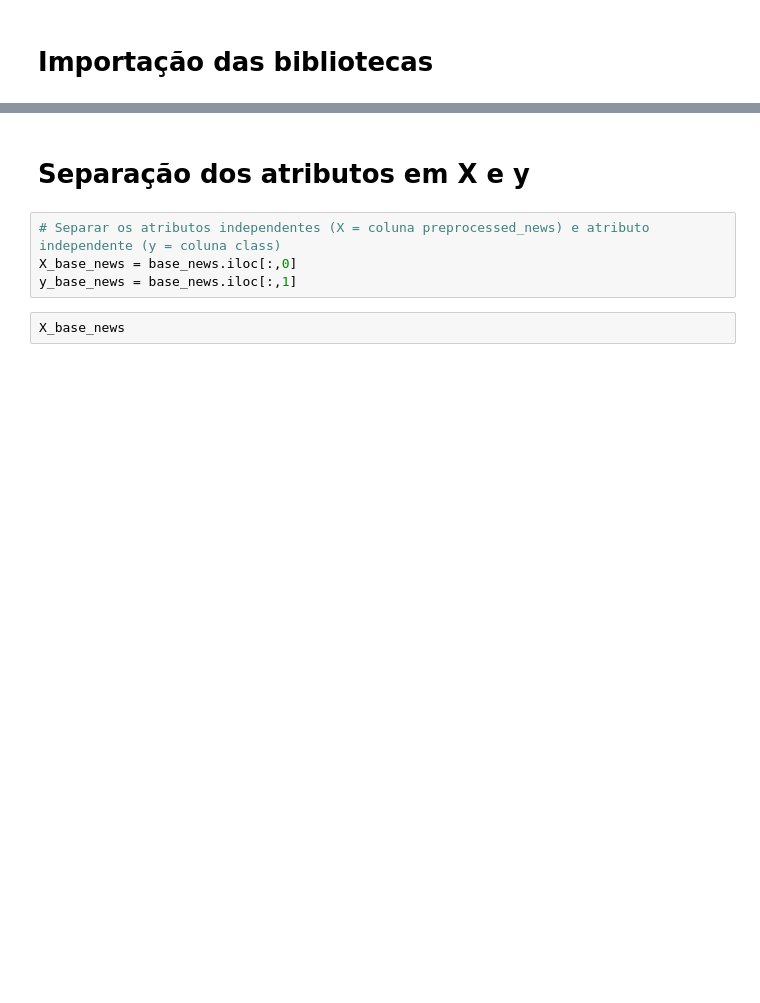
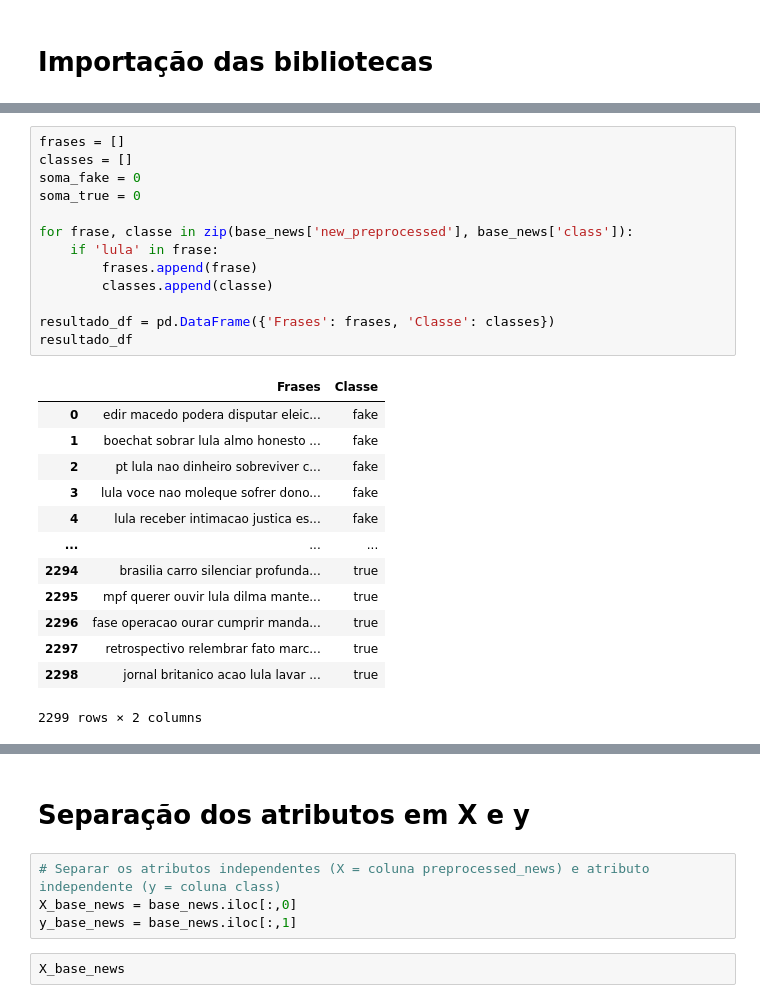
Before and after one commit to carlosrj01/tcc-fakenews-machinelearning, a Jupyter notebook: TCC - Python.ipynb, the cells around one changed output, grey strips where cells are left out. Cells and saved outputs as stored; diff of their text form; blank space fills up the shorter version.

```diff
--- a/TCC - Python.ipynb
+++ b/TCC - Python.ipynb
@@ -66,0 +107,27 @@ base_news.tail()
+# %%
+frases = []
+classes = []
+soma_fake = 0
+soma_true = 0
+
+for frase, classe in zip(base_news['new_preprocessed'], base_news['class']):
+    if 'lula' in frase:
+        frases.append(frase)
+        classes.append(classe)
+
+resultado_df = pd.DataFrame({'Frases': frases, 'Classe': classes})
+resultado_df
+# %% [output]
+|  | Frases | Classe |
+| 0 | edir macedo podera disputar eleic... | fake |
+| 1 | boechat sobrar lula almo honesto ... | fake |
+| 2 | pt lula nao dinheiro sobreviver c... | fake |
+| 3 | lula voce nao moleque sofrer dono... | fake |
+| 4 | lula receber intimacao justica es... | fake |
+| ... | ... | ... |
+| 2294 | brasilia carro silenciar profunda... | true |
+| 2295 | mpf querer ouvir lula dilma mante... | true |
+| 2296 | fase operacao ourar cumprir manda... | true |
+| 2297 | retrospectivo relembrar fato marc... | true |
+| 2298 | jornal britanico acao lula lavar ... | true |
+2299 rows × 2 columns
```
Also changed, not shown: parts of 17 cells of this notebook.
